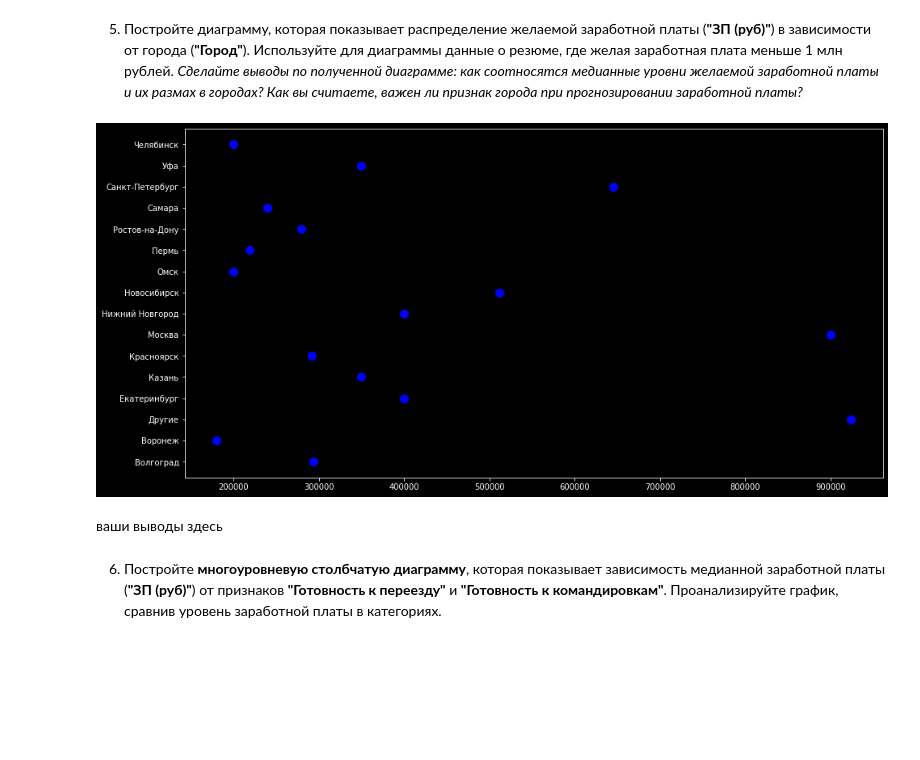
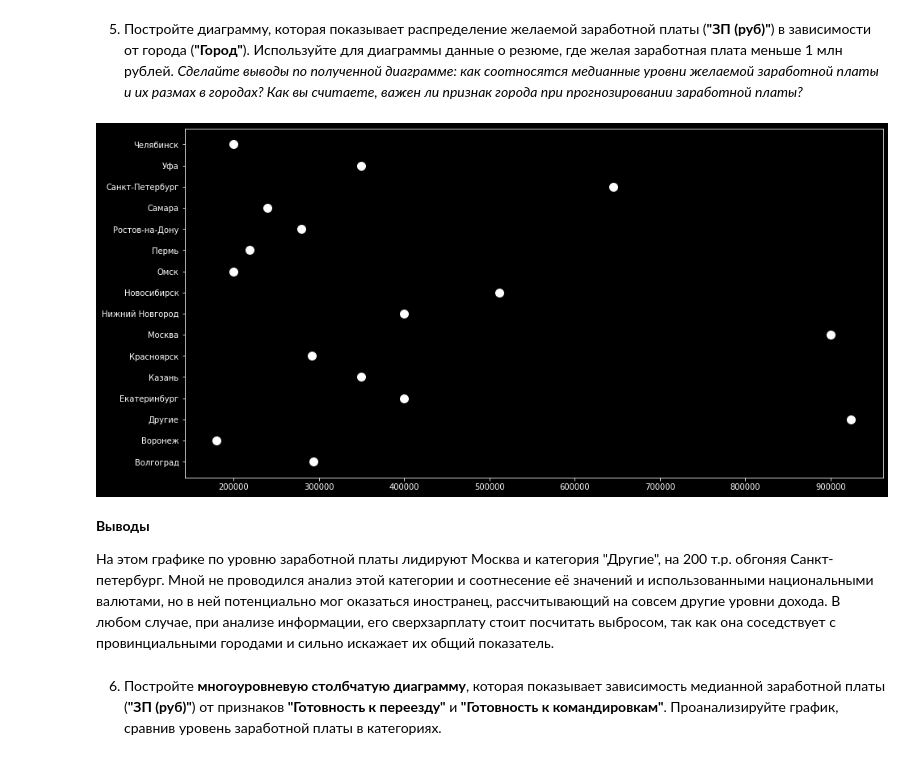
Before and after one commit to madskillskill/sf_data_science, a Jupyter notebook: PROJECT-1/Project_1.ipynb, the cells around one changed output. Cells and saved outputs as stored; diff of their text form; code cells hidden in the pictures; blank space fills up the shorter version.

```diff
--- a/PROJECT-1/Project_1.ipynb
+++ b/PROJECT-1/Project_1.ipynb
@@ -714,21 +731,24 @@ array([<AxesSubplot:title={'center':'Медиана'}, xlabel='Образова
 # %%
 import warnings
 warnings.simplefilter(action='ignore', category=FutureWarning)
 
-bar2 = hh_df[hh_df['ЗП (руб)']<1e6].groupby(by='Город', as_index=False).max()
+bar2 = hh_df[hh_df['ЗП (руб)']<1e6].\
+    groupby(by='Город', as_index=False).max()
 fig = plt.figure(figsize=(12, 6))
 axes = fig.add_axes([0, 0, 1, 1])
 axes.scatter(
     x=bar2['ЗП (руб)'],
     y=bar2['Город'],
     s=100,
     marker='o',
-    c = 'blue'
+    c = 'white'
 );
 # %% [output]
-[figure, old version]
+[figure, new version]
 # %% [markdown]
-ваши выводы здесь
+**Выводы**
+
+На этом графике по уровню заработной платы лидируют Москва и категория "Другие", на 200 т.р. обгоняя Санкт-петербург. Мной не проводился анализ этой категории и соотнесение её значений и использованными национальными валютами, но в ней потенциально мог оказаться иностранец, рассчитывающий на совсем другие уровни дохода. В любом случае, при анализе информации, его сверхзарплату стоит посчитать выбросом, так как она соседствует с провинциальными городами и сильно искажает их общий показатель.
 # %% [markdown]
 6. Постройте **многоуровневую столбчатую диаграмму**, которая показывает зависимость медианной заработной платы (**"ЗП (руб)"**) от признаков **"Готовность к переезду"** и **"Готовность к командировкам"**. Проанализируйте график, сравнив уровень заработной платы в категориях.
 # %%
```
Also changed, not shown: parts of 22 cells of this notebook, 1 other file.
